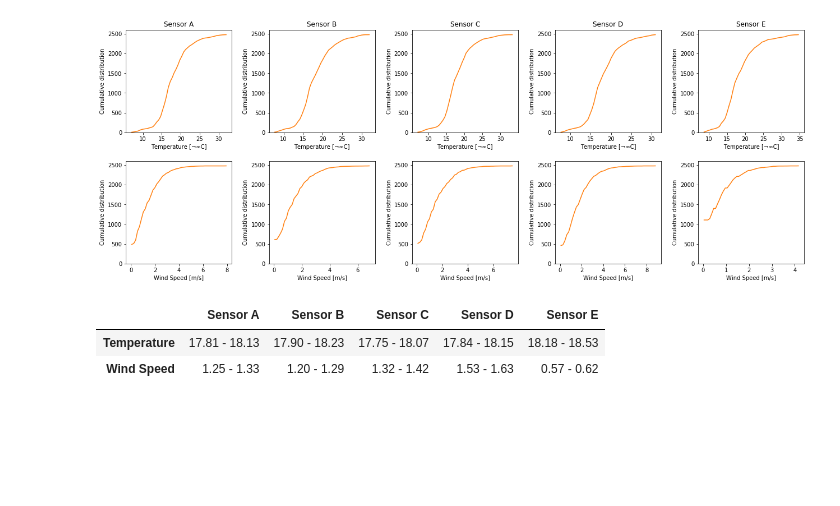
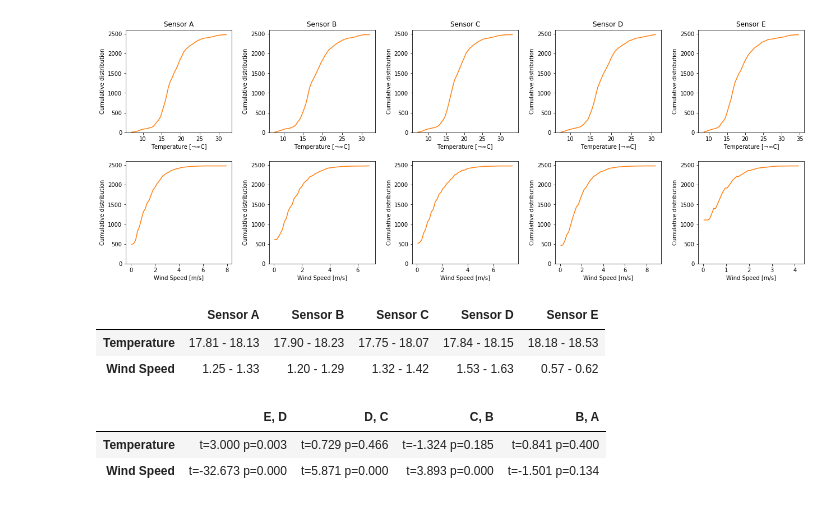
Before and after one commit to ondrej-vesely/GEO1001-hw1, a Jupyter notebook: a4.ipynb, the cells around one changed output. Cells and saved outputs as stored; diff of their text form; code cells hidden in the pictures; blank space fills up the shorter version.

```diff
--- a/a4.ipynb
+++ b/a4.ipynb
@@ -58,0 +49,21 @@ if path[-4:] != '.csv':
+# %%
+variables = ['Temperature', 'Wind Speed']
+sensor_pairs = [('Sensor E', 'Sensor D'),
+                ('Sensor D', 'Sensor C'),
+                ('Sensor C', 'Sensor B'),
+                ('Sensor B', 'Sensor A')]
+
+arr = []
+for i, variable in enumerate(variables):
+  arr.append([])
+  for pair in sensor_pairs:
+    _data = (data[sensor][variable]['values'] for sensor in pair)
+    arr[i].append('t=%.3f p=%.3f' % stats.ttest_ind(*_data))
+
+short_names = [', '.join((a[-1:], b[-1:])) for a,b in sensor_pairs]
+df = pd.DataFrame(arr, columns=short_names, index=variables)
+df
+# %% [output]
+|  | E, D | D, C | C, B | B, A |
+| Temperature | t=3.000 p=0.003 | t=0.729 p=0.466 | t=-1.324 p=0.185 | t=0.841 p=0.400 |
+| Wind Speed | t=-32.673 p=0.000 | t=5.871 p=0.000 | t=3.893 p=0.000 | t=-1.501 p=0.134 |
```
Also changed, not shown: parts of 2 cells of this notebook, 3 other files.
